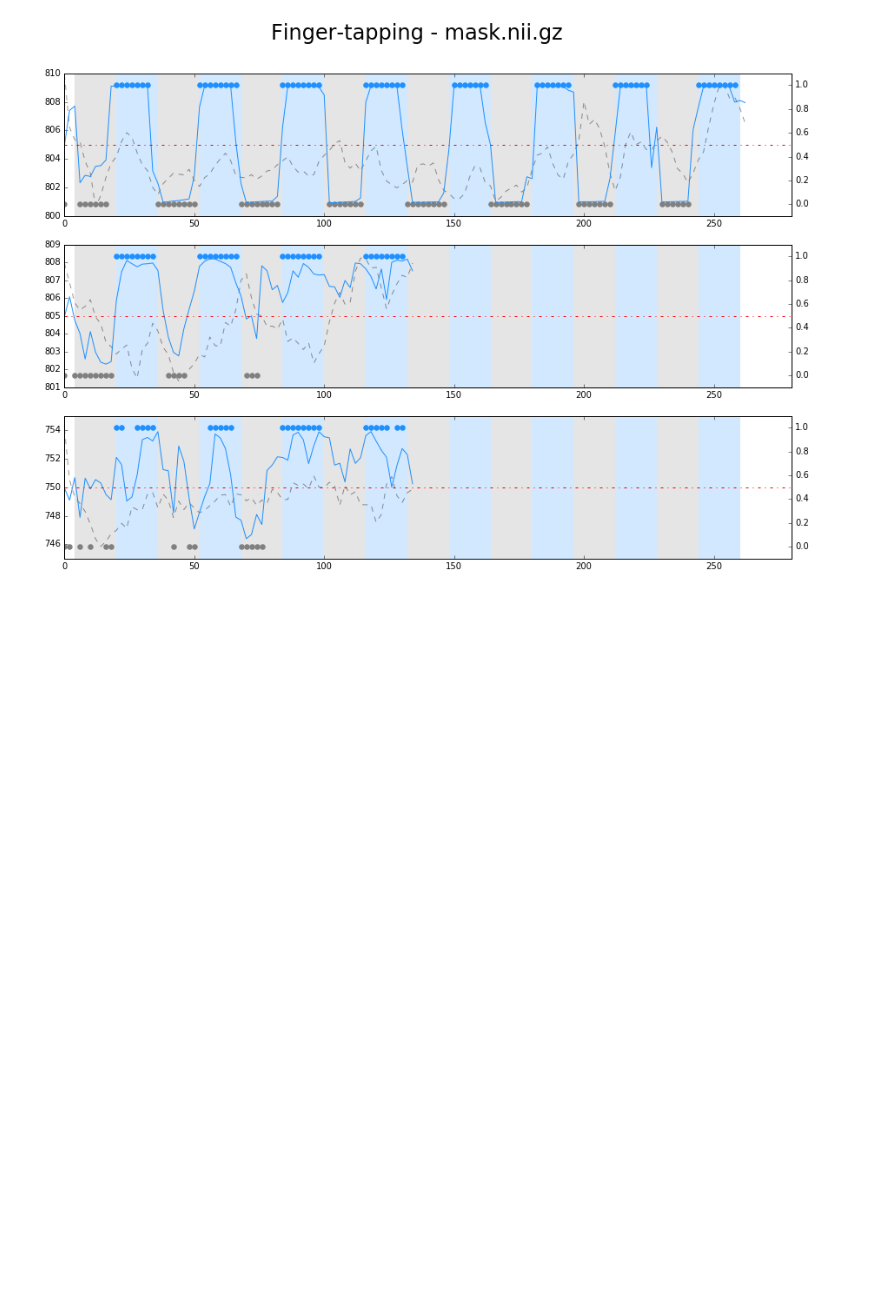
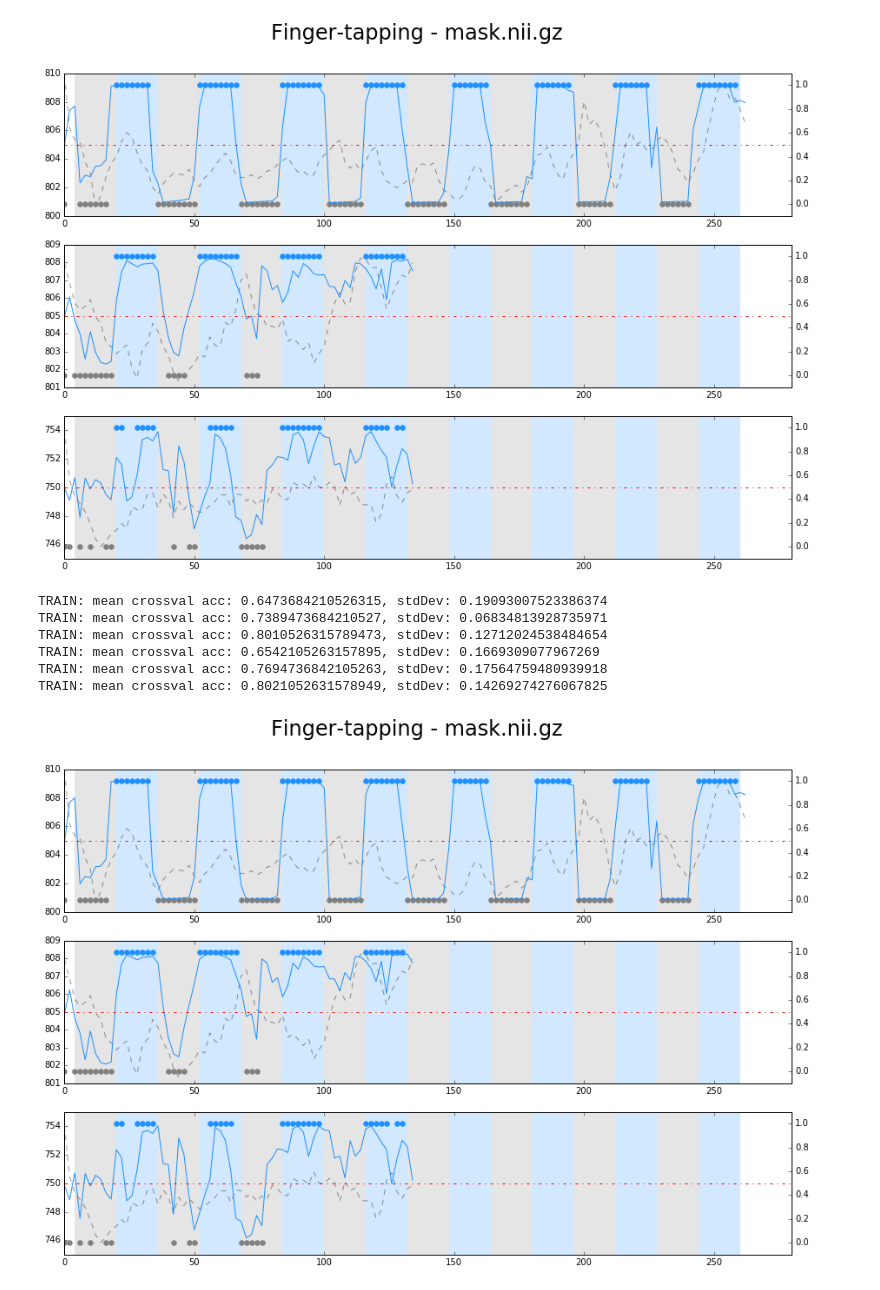
Before and after one commit to jeffmacinnes/b2b, a Jupyter notebook: analysis/pilot2/pilot2_analyses.ipynb, the cells around one changed output. Saved outputs shown, nothing was run; the diff lists cells and outputs as text; code cells hidden in the pictures; blank space fills up the shorter version.

Commit message:
masks for pilot2 analysis

```diff
--- a/analysis/pilot2/pilot2_analyses.ipynb
+++ b/analysis/pilot2/pilot2_analyses.ipynb
@@ -366,3 +366,27 @@ plotClassifierResults(maskFile, labelsFile, trainRun, testRun1, testRun2, 'finge
 # %% [output]
 TRAIN: mean crossval acc: 0.6473684210526315, stdDev: 0.19093007523386374
 [figure]
+# %%
+trainRun = join(rtDir, 'func_0000.nii.gz')
+testRun1 = join(rtDir, 'func_0001.nii.gz')
+testRun2 = join(rtDir, 'func_0002.nii.gz')
+labelsFile = join(rtDir, 'timingFiles/fullRunLabels_excl2.txt')
+
+masks = ['firstLevel+.feat/mask.nii.gz',
+         '5mm_sphereMask_FUNC.nii.gz',
+         '7mm_sphereMask_FUNC.nii.gz',
+         '10mm_sphereMask_FUNC.nii.gz',
+         'mask_transforms/FUNC_masks/motorCortex_L_50prob_FUNC_mask.nii.gz',
+         'mask_transforms/FUNC_masks/motorCortex_combined_50prob_FUNC_mask.nii.gz']
+
+for mask in masks:
+    maskFile = join(rtDir, mask)
+    plotClassifierResults(maskFile, labelsFile, trainRun, testRun1, testRun2, 'finger-tapping')
+# %% [output]
+TRAIN: mean crossval acc: 0.6473684210526315, stdDev: 0.19093007523386374
+TRAIN: mean crossval acc: 0.7389473684210527, stdDev: 0.06834813928735971
+TRAIN: mean crossval acc: 0.8010526315789473, stdDev: 0.12712024538484654
+TRAIN: mean crossval acc: 0.6542105263157895, stdDev: 0.1669309077967269
+TRAIN: mean crossval acc: 0.7694736842105263, stdDev: 0.17564759480939918
+TRAIN: mean crossval acc: 0.8021052631578949, stdDev: 0.14269274276067825
+[figure, added]
```
Also changed, not shown: parts of 1 cell of this notebook, 17 other files.
